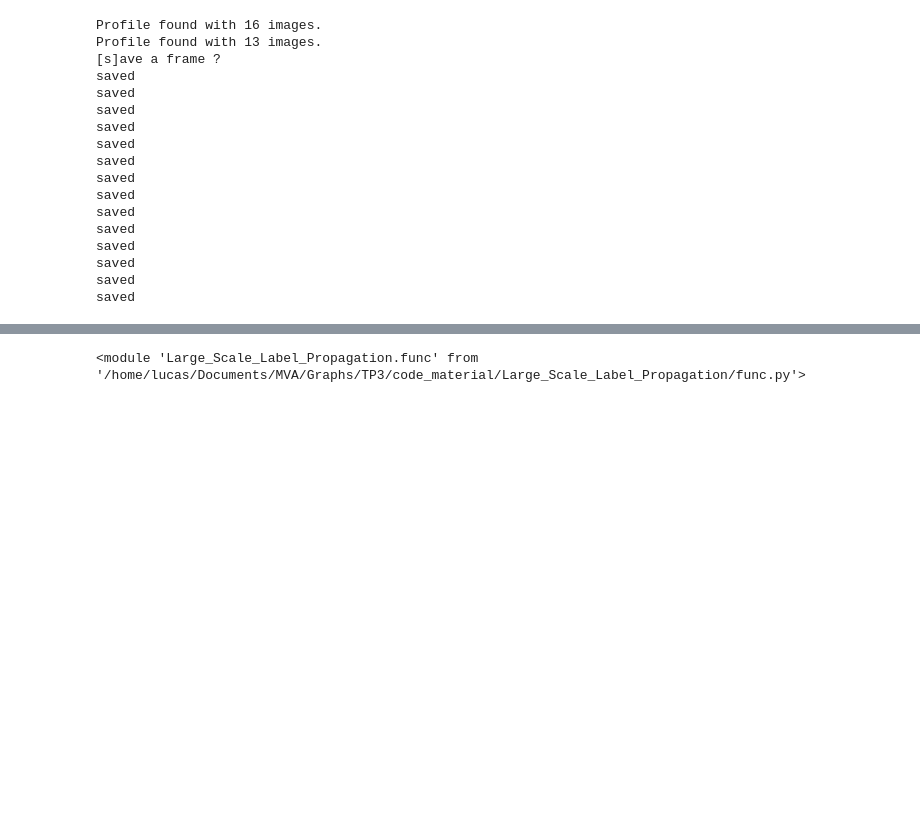
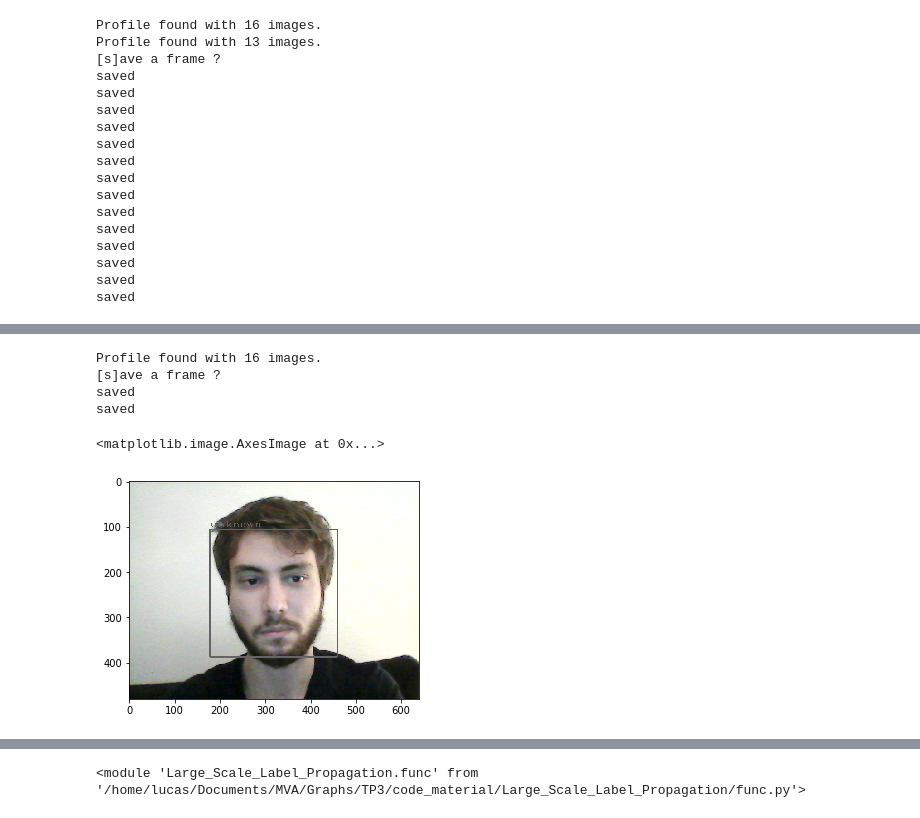
Before and after one commit to lgerrets/graphsml18-hw3, a Jupyter notebook: code_material/Report.ipynb, the cells around one changed output, grey strips where cells are left out. Saved outputs shown, nothing was run; the diff lists cells and outputs as text; code cells hidden in the pictures; blank space fills up the shorter version.

```diff
--- a/code_material/Report.ipynb
+++ b/code_material/Report.ipynb
@@ -51,0 +98,13 @@ Note that we do not use any learning of a feature representation, and apply dist
+# %%
+ssl.online_face_recognition(['alice'], faces_path='./data/', n_pictures=20)
+# %% [output]
+Profile found with 16 images.
+[s]ave a frame ?
+saved
+saved
+# %%
+im = Image.open('experiments/261220181755/frame_125.png')
+plt.imshow(im)
+# %% [output]
+<matplotlib.image.AxesImage at 0x...>
+[figure, added]
```
Also changed, not shown: parts of 14 cells of this notebook, 3 other files.
